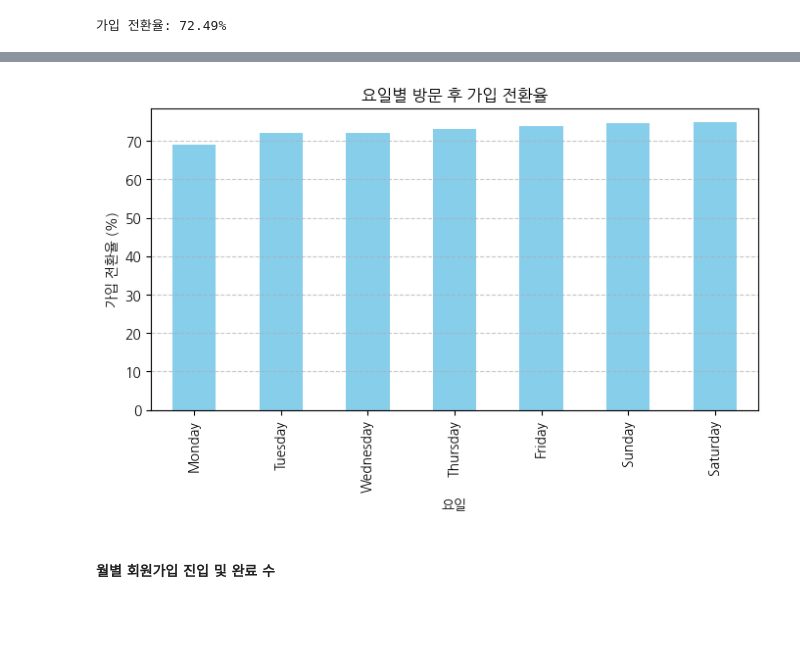
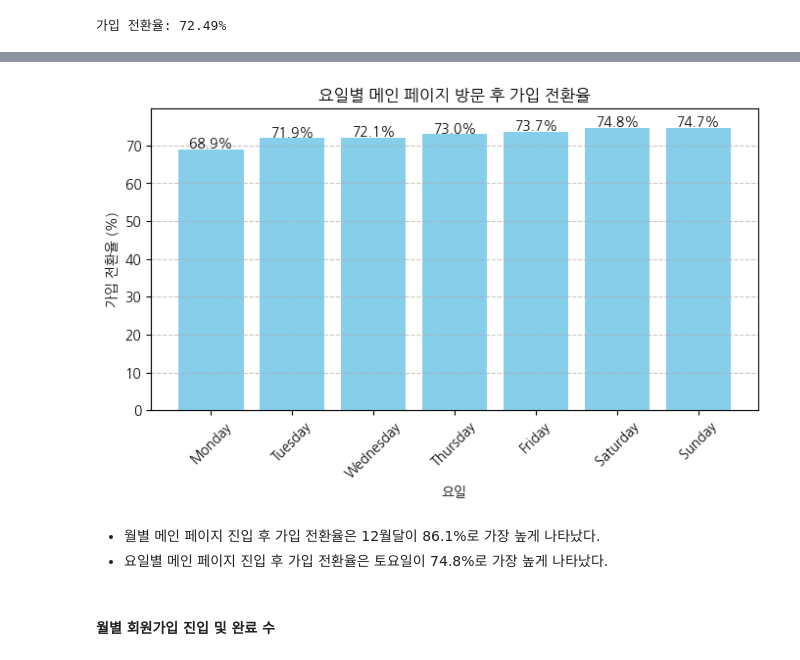
Before and after one commit to saeraniren/intermediate_project, a Jupyter notebook: yena_main.ipynb, the cells around one changed output, grey strips where cells are left out. Drawn from its saved outputs; the diff is of its cells as text; code cells hidden in the pictures; blank space fills up the shorter version.

Commit message:
update_yena_main

```diff
--- a/yena_main.ipynb
+++ b/yena_main.ipynb
@@ -348,3 +404,5 @@ df_main_page = df_main_page.query("client_event_time.dt.year != 1978")
+# %%
+df_main_page = main_page.query("client_event_time.dt.year != 1978")
 # %%
 df_main_page['client_event_time'].sort_values(ascending=True).head(20)
 # %% [output]
@@ -433,3 +558,21 @@ signup_conversion_rate = df_user_journey['first_signup_date'].notnull().mean() *
 print(f"가입 전환율: {signup_conversion_rate:.2f}%")
 # %% [output]
 가입 전환율: 72.49%
+# %%
+df_user_journey['visit_month'] = df_user_journey['first_main_visit_date'].dt.month
+monthly_conversion = df_user_journey.groupby('visit_month')['first_signup_date'].count() / df_user_journey.groupby('visit_month')['user_id'].count() * 100
+
+plt.figure(figsize=(8, 4))
+bars = plt.bar(monthly_conversion.index, monthly_conversion.values, color='skyblue')
+
+for bar in bars:
+    height = bar.get_height()
+    plt.text(bar.get_x() + bar.get_width() / 2, height + 0.5, f"{height:.1f}%", ha='center', fontsize=10)
+
+plt.title("월별 메인 페이지 방문 후 가입 전환율")
+plt.ylabel("가입 전환율 (%)")
+plt.xlabel("월")
+plt.xticks(monthly_conversion.index)
+plt.ylim(0, max(monthly_conversion.values) + 5)
+plt.grid(axis='y', linestyle='--', alpha=0.7)
+plt.show()
@@ -436,16 +581,33 @@ print(f"가입 전환율: {signup_conversion_rate:.2f}%")
 # %%
+import matplotlib.pyplot as plt
+
 df_user_journey['visit_weekday'] = df_user_journey['first_main_visit_date'].dt.day_name()
 weekday_conversion = df_user_journey.groupby('visit_weekday')['first_signup_date'].count() / df_user_journey.groupby('visit_weekday')['user_id'].count() * 100
 
-plt.figure(figsize=(8,4))
-weekday_conversion.sort_values().plot(kind='bar', color='skyblue')
-plt.title("요일별 방문 후 가입 전환율")
+plt.figure(figsize=(8, 4))
+
+weekday_order = ['Monday', 'Tuesday', 'Wednesday', 'Thursday', 'Friday', 'Saturday', 'Sunday']
+weekday_conversion = weekday_conversion.reindex(weekday_order)
+
+bars = plt.bar(weekday_conversion.index, weekday_conversion.values, color='skyblue')
+
+for bar in bars:
+    height = bar.get_height()
+    plt.text(bar.get_x() + bar.get_width() / 2, height + 0.5, f"{height:.1f}%", ha='center', fontsize=10)
+
+plt.title("요일별 메인 페이지 방문 후 가입 전환율")
 plt.ylabel("가입 전환율 (%)")
 plt.xlabel("요일")
+plt.xticks(rotation=45)
+plt.ylim(0, max(weekday_conversion.values) + 5)
 plt.grid(axis='y', linestyle='--', alpha=0.7)
+
 plt.show()
 # %% [output]
-[figure, old version]
+[figure, new version]
+# %% [markdown]
+- 월별 메인 페이지 진입 후 가입 전환율은 12월달이 86.1%로 가장 높게 나타났다.
+- 요일별 메인 페이지 진입 후 가입 전환율은 토요일이 74.8%로 가장 높게 나타났다.
 # %% [markdown]
 #### 월별 회원가입 진입 및 완료 수
 # %%
```
Also changed, not shown: parts of 83 cells of this notebook.
